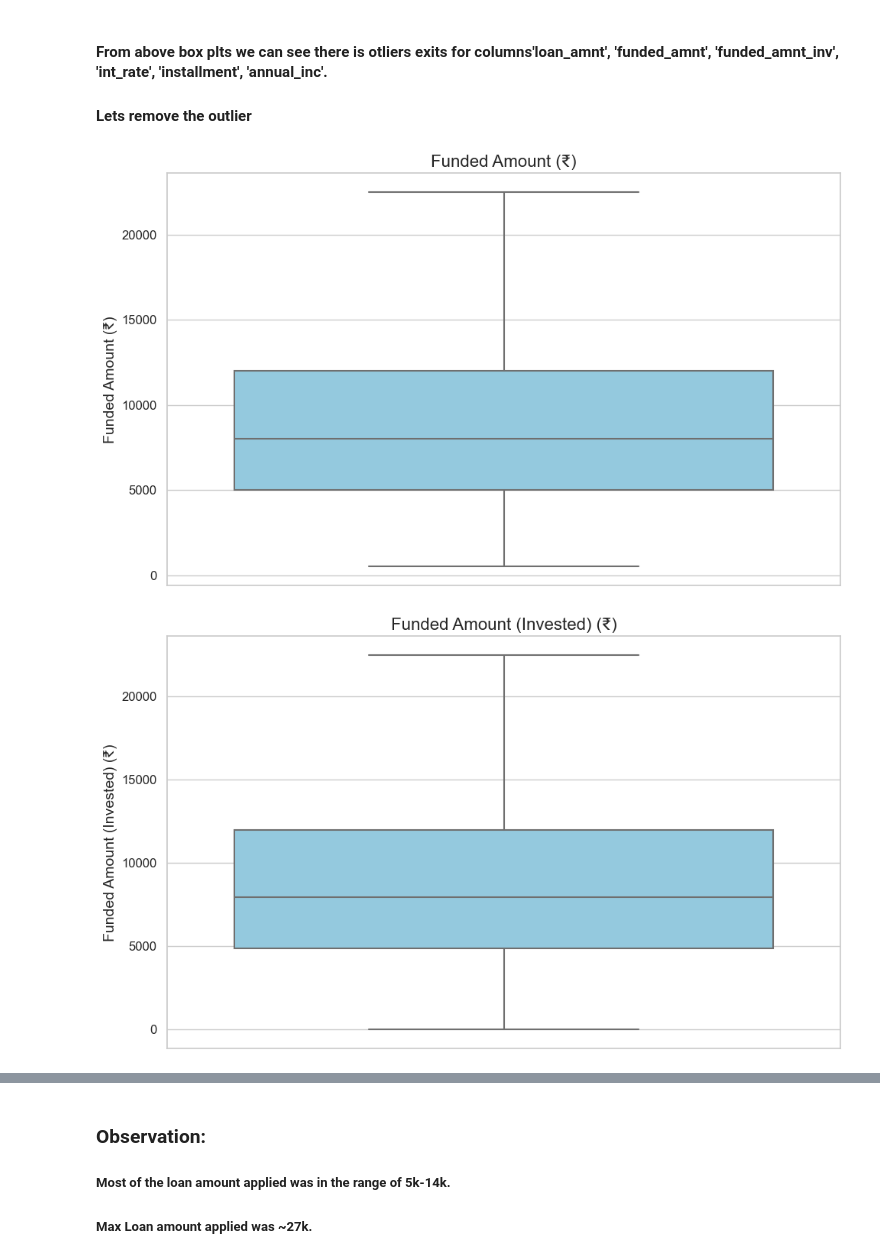
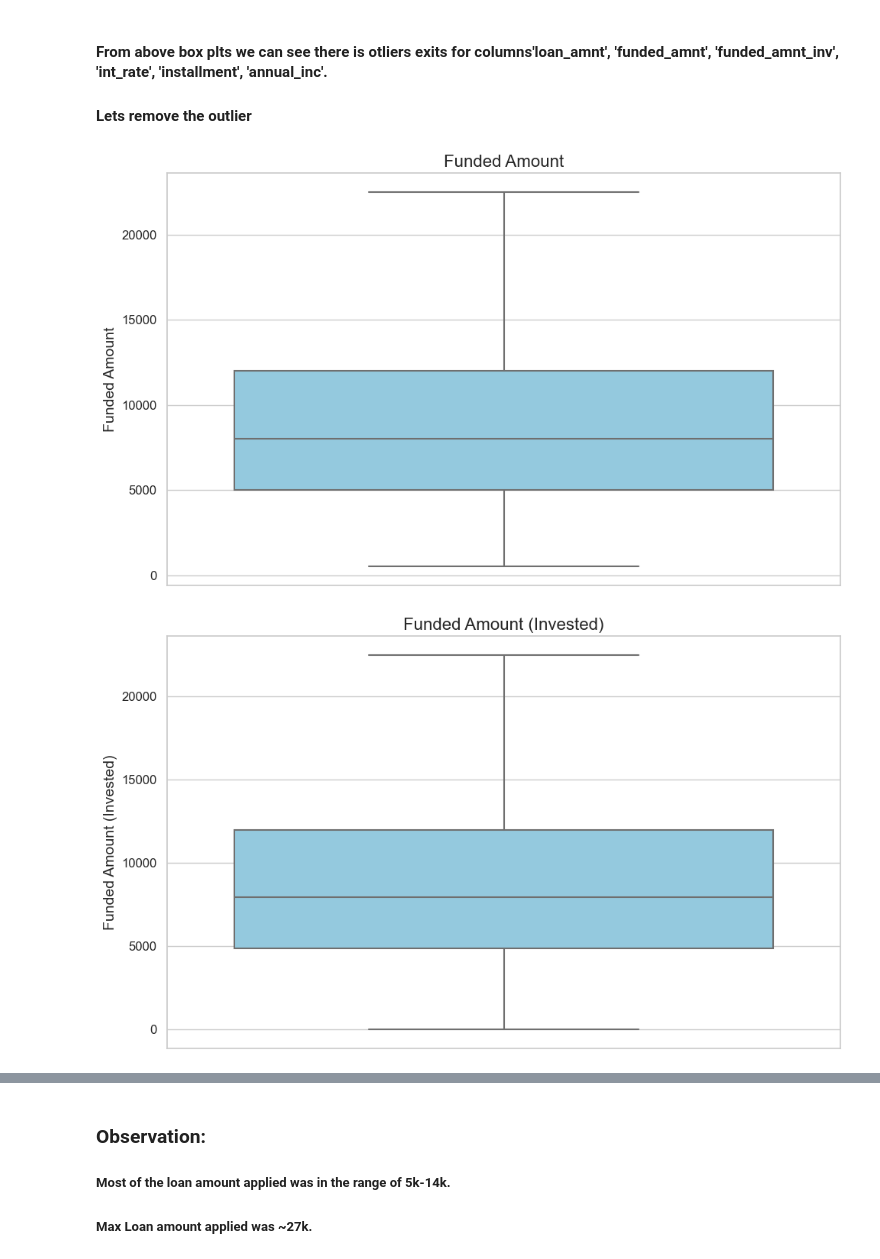
Before and after one commit to chandansharma10698/LendingClubCaseStudy, a Jupyter notebook: chandan_sharma_brk.ipynb, the cells around one changed output, grey strips where cells are left out. Saved outputs shown, nothing was run; the diff lists cells and outputs as text; code cells hidden in the pictures.

```diff
--- a/chandan_sharma_brk.ipynb
+++ b/chandan_sharma_brk.ipynb
@@ -727,13 +727,13 @@ plot_multiple_boxplots(df_Loan, columns_to_plot)
 
 # Assuming column_titles is a dictionary containing titles for the columns
 column_titles = {
-    'loan_amnt': 'Loan Amount (₹)',
-    'funded_amnt': 'Funded Amount (₹)',
-    'funded_amnt_inv': 'Funded Amount (Invested) (₹)',
-    'annual_inc': 'Annual Income (₹)',
+    'loan_amnt': 'Loan Amount',
+    'funded_amnt': 'Funded Amount',
+    'funded_amnt_inv': 'Funded Amount (Invested)',
+    'annual_inc': 'Annual Income',
     'int_rate': 'Interest Rate (%)',
     'dti': 'Debt-to-Income Ratio',
-    'installment': 'Installment (₹)'
+    'installment': 'Installment'
     # Add other column titles if needed
 }
 
@@ -753,32 +753,32 @@ outliers_columns_set1 = ['loan_amnt', 'funded_amnt', 'funded_amnt_inv']
 outliers_columns_set2 = ['int_rate', 'installment', 'annual_inc']
 
 df_Loan = remove_outliers_iqr(df_Loan, outliers_columns_set1, 1.5)
 df_Loan = remove_outliers_iqr(df_Loan, outliers_columns_set2, 1.5)
 
 # Function to plot each box plot one after another
 def plot_boxplot(df, column):
     plot.figure(figsize=(10, 6))
     sns.boxplot(y=df[column], color="skyblue")
     plot.title(column_titles.get(column, column), fontsize=16)
     plot.xlabel('')
     plot.ylabel(column_titles.get(column, column), fontsize=14)
     plot.tick_params(axis='y', labelsize=12)
     plot.tight_layout()
     plot.show()
 
 # Columns to plot
 columns_to_plot = [
     'funded_amnt',
     'funded_amnt_inv',
     'annual_inc',
     'int_rate',
     'dti',
     'installment'
 ]
 
 # Plot each box plot one after another
 for column in columns_to_plot:
     plot_boxplot(df_Loan, column)
 # %% [output]
-[figure, old version]
+[figure, new version]
-[figure, old version]
+[figure, new version]
```
Also changed, not shown: parts of 14 cells of this notebook.
